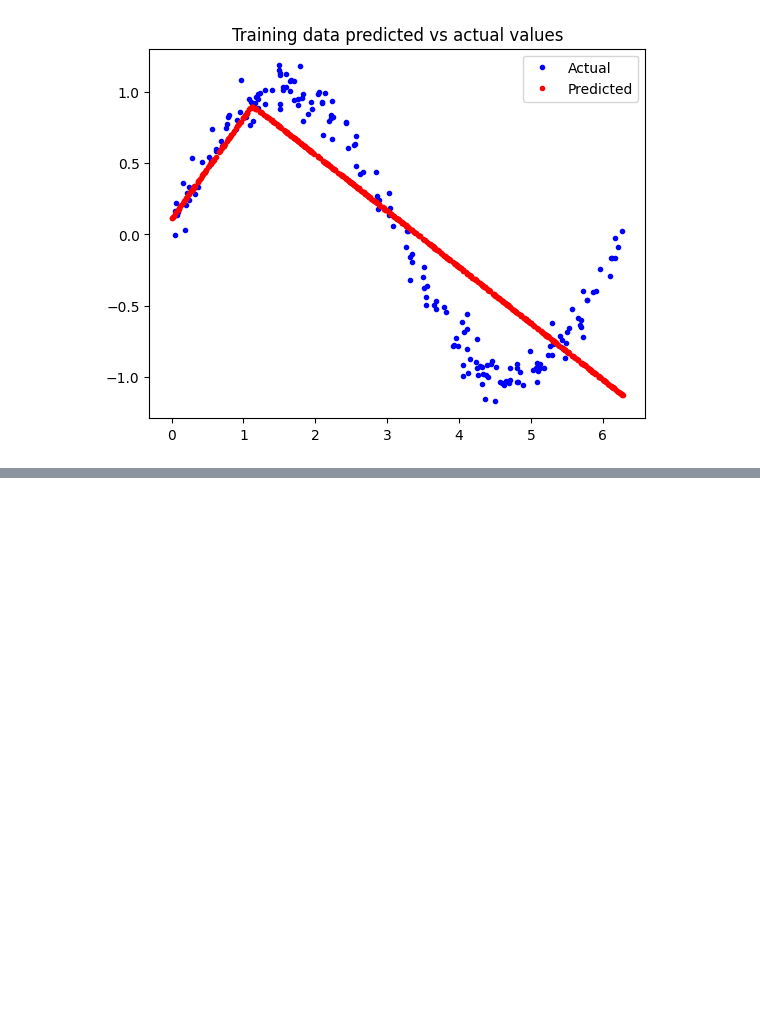
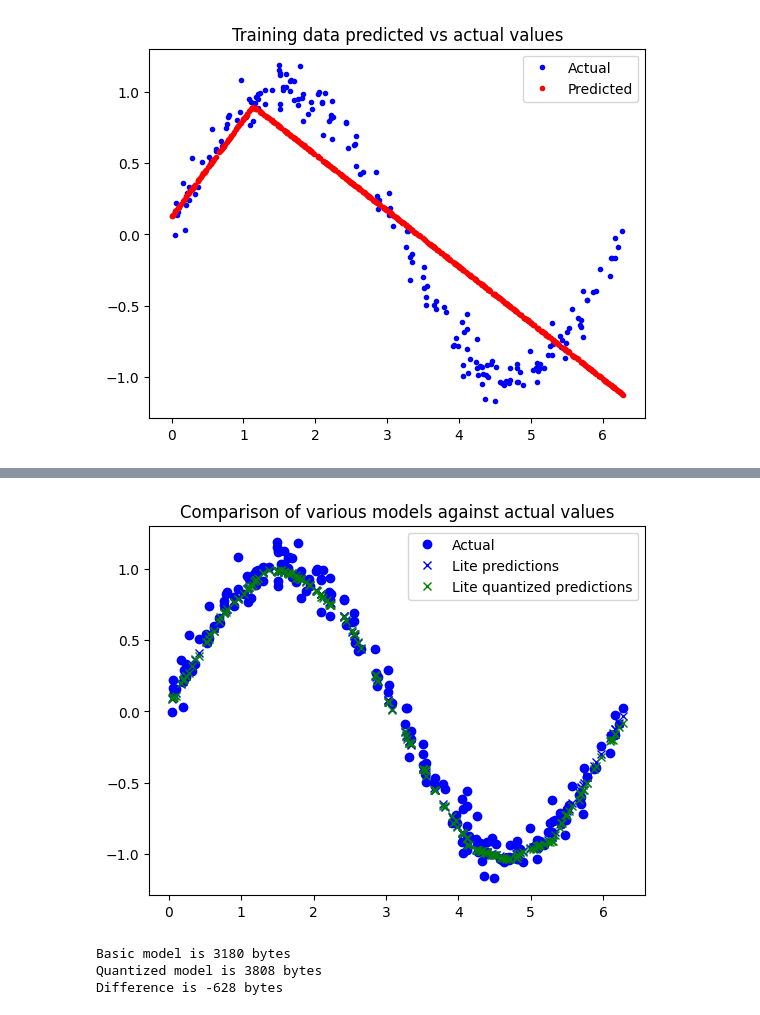
Before and after one commit to FelipeCourtois/tinyML_sine_model, a Jupyter notebook: ml_sine_model.ipynb, the cells around one changed output, grey strips where cells are left out. Drawn from its saved outputs; the diff is of its cells as text; code cells hidden in the pictures; blank space fills up the shorter version.

Commit message:
feat: converting the model for TensorFlow Lite

```diff
--- a/ml_sine_model.ipynb
+++ b/ml_sine_model.ipynb
@@ -304,0 +347,62 @@ plt.show()
+# %%
+# Instantiate an interpreter for each model
+sine_model = tf.lite.Interpreter('sine_model.tflite')
+sine_model_quantized = tf.lite.Interpreter('sine_model_quantized.tflite')
+
+# Allocate memory for each model
+sine_model.allocate_tensors()
+sine_model_quantized.allocate_tensors()
+
+# Get indexes of the input and output tensors
+sine_model_input_index = sine_model.get_input_details()[0]["index"]
+sine_model_output_index = sine_model.get_output_details()[0]["index"]
+
+# FIX: Ensure ["index"] is accessed on the same line or properly chained
+sine_model_quantized_input_index = sine_model_quantized.get_input_details()[0]["index"]
+sine_model_quantized_output_index = sine_model_quantized.get_output_details()[0]["index"]
+
+# Create arrays to store the results
+sine_model_predictions = []
+sine_model_quantized_predictions = []
+
+# Run each model's interpreter for each value and store the results in arrays
+for x_value in x_test:
+    # Create a 2D tensor wrapping the current x value
+    x_value_tensor = tf.convert_to_tensor([[x_value]], dtype=np.float32)
+
+    # Write the value to the input tensor
+    sine_model.set_tensor(sine_model_input_index, x_value_tensor)
+    sine_model.invoke()
+    sine_model_predictions.append(sine_model.get_tensor(sine_model_output_index)[0])
+
+    # Do the same for the quantized model
+    sine_model_quantized.set_tensor(sine_model_quantized_input_index, x_value_tensor)
+    sine_model_quantized.invoke()
+    sine_model_quantized_predictions.append(sine_model_quantized.get_tensor(sine_model_quantized_output_index)[0])
+
+# See how they line up with the data
+import matplotlib.pyplot as plt
+
+plt.clf()
+plt.title('Comparison of various models against actual values')
+plt.plot(x_test, y_test, 'bo', label='Actual')
+# Assuming 'predictions' exists from previous steps (your original Keras model)
+# plt.plot(x_test, predictions, 'ro', label='Original predictions')
+plt.plot(x_test, sine_model_predictions, 'bx', label='Lite predictions')
+plt.plot(x_test, sine_model_quantized_predictions, 'gx', label='Lite quantized predictions')
+plt.legend()
+plt.show()
+# %% [output]
+[figure, added]
+# %%
+import os
+basic_model_size = os.path.getsize("sine_model.tflite")
+print("Basic model is %d bytes" % basic_model_size)
+quantized_model_size = os.path.getsize("sine_model_quantized.tflite")
+print("Quantized model is %d bytes" % quantized_model_size)
+difference = basic_model_size - quantized_model_size
+print("Difference is %d bytes" % difference)
+# %% [output]
+Basic model is 3180 bytes
+Quantized model is 3808 bytes
+Difference is -628 bytes
```
Also changed, not shown: parts of 12 cells of this notebook.
